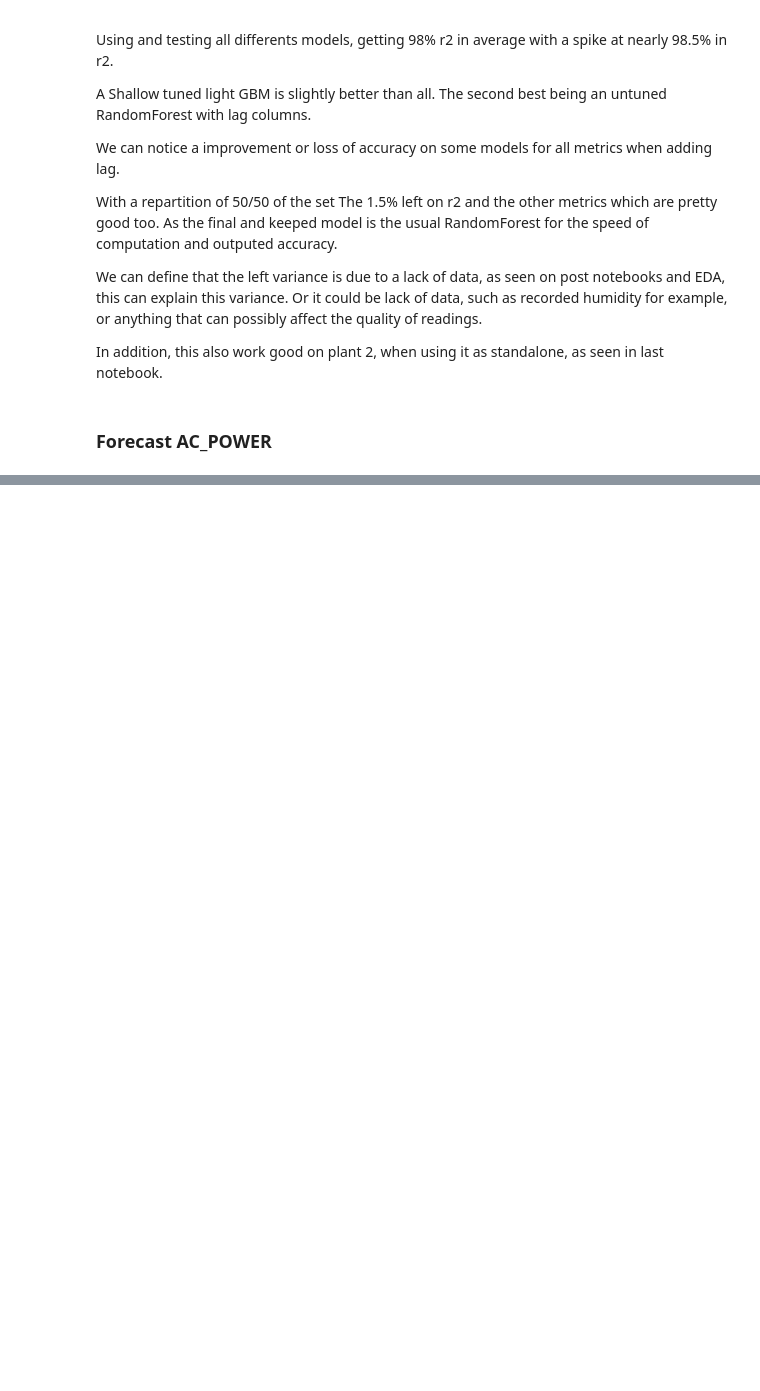
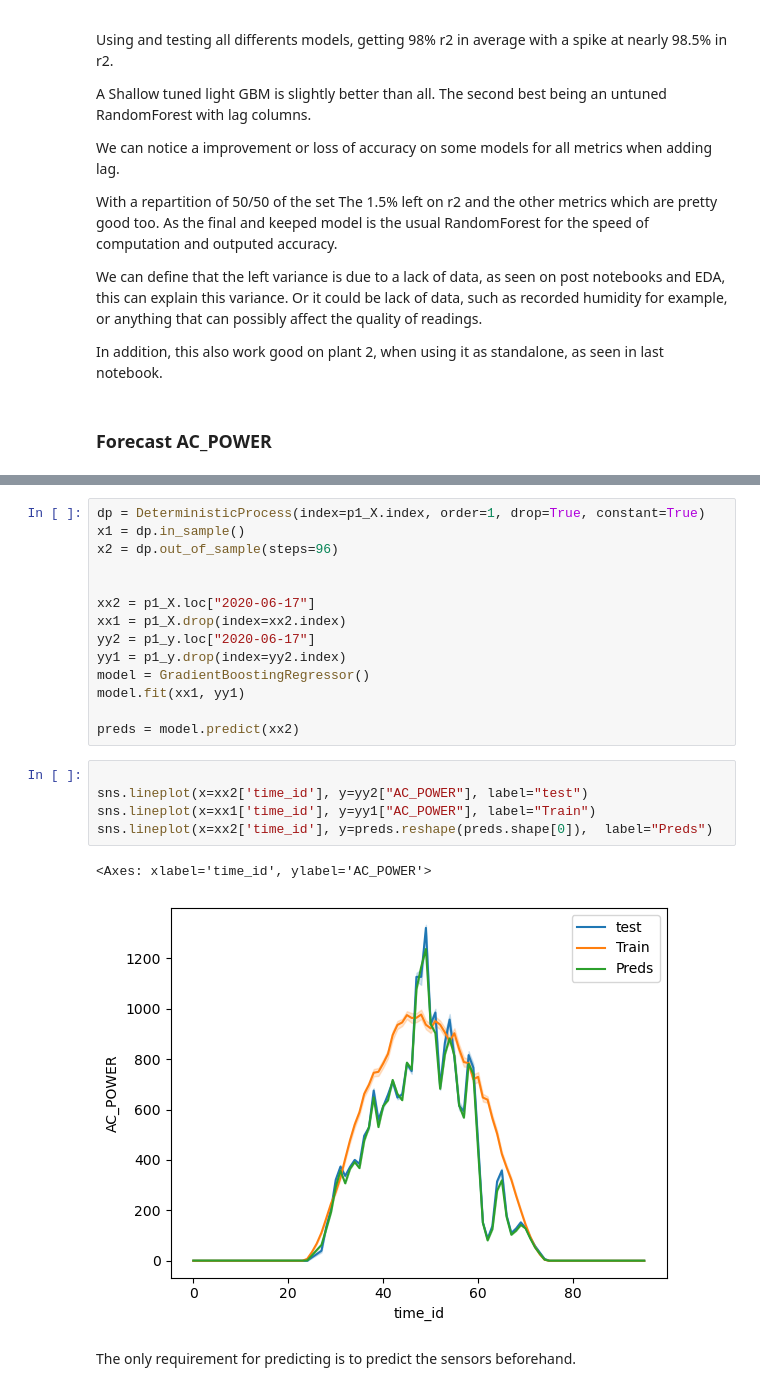
Before and after one commit to antoninchafiol/SolarPW, a Jupyter notebook: Irr2Prod_Standalone_plants.ipynb, the cells around one changed output, grey strips where cells are left out. Saved outputs shown, nothing was run; the diff lists cells and outputs as text; blank space fills up the shorter version.

Commit message:
[UPDT] - Prediction/Forecats

```diff
--- a/Irr2Prod_Standalone_plants.ipynb
+++ b/Irr2Prod_Standalone_plants.ipynb
@@ -166,0 +195,24 @@ In addition, this also work good on plant 2, when using it as standalone, as see
+# %%
+dp = DeterministicProcess(index=p1_X.index, order=1, drop=True, constant=True)
+x1 = dp.in_sample()
+x2 = dp.out_of_sample(steps=96)
+
+
+xx2 = p1_X.loc["2020-06-17"]
+xx1 = p1_X.drop(index=xx2.index)
+yy2 = p1_y.loc["2020-06-17"]
+yy1 = p1_y.drop(index=yy2.index)
+model = GradientBoostingRegressor()
+model.fit(xx1, yy1)
+
+preds = model.predict(xx2)
+# %%
+
+sns.lineplot(x=xx2['time_id'], y=yy2["AC_POWER"], label="test")
+sns.lineplot(x=xx1['time_id'], y=yy1["AC_POWER"], label="Train")
+sns.lineplot(x=xx2['time_id'], y=preds.reshape(preds.shape[0]),  label="Preds")
+# %% [output]
+<Axes: xlabel='time_id', ylabel='AC_POWER'>
+[figure, added]
+# %% [markdown]
+The only requirement for predicting is to predict the sensors beforehand.
```
Also changed, not shown: parts of 3 cells of this notebook.
